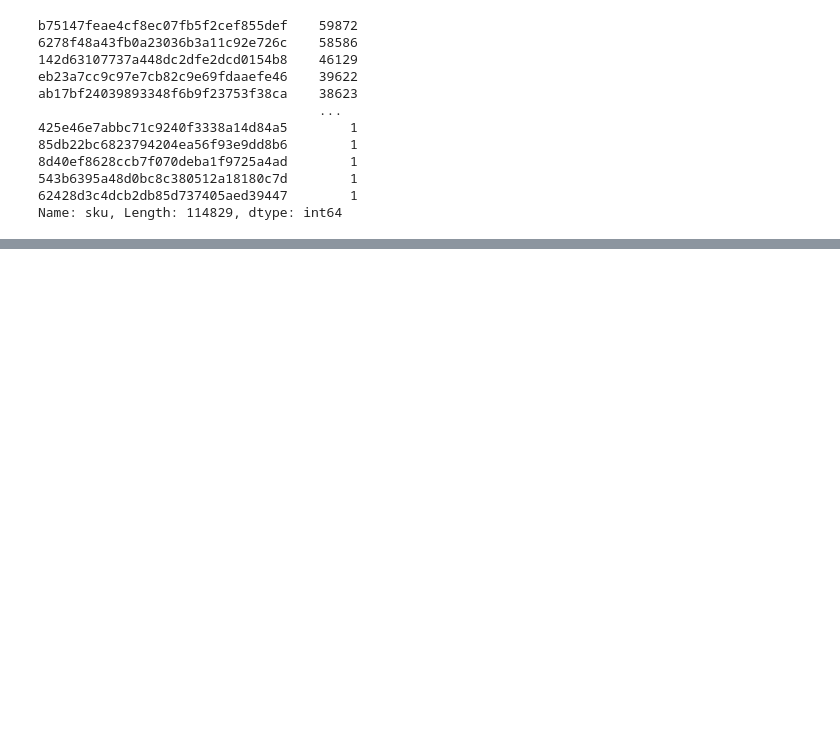
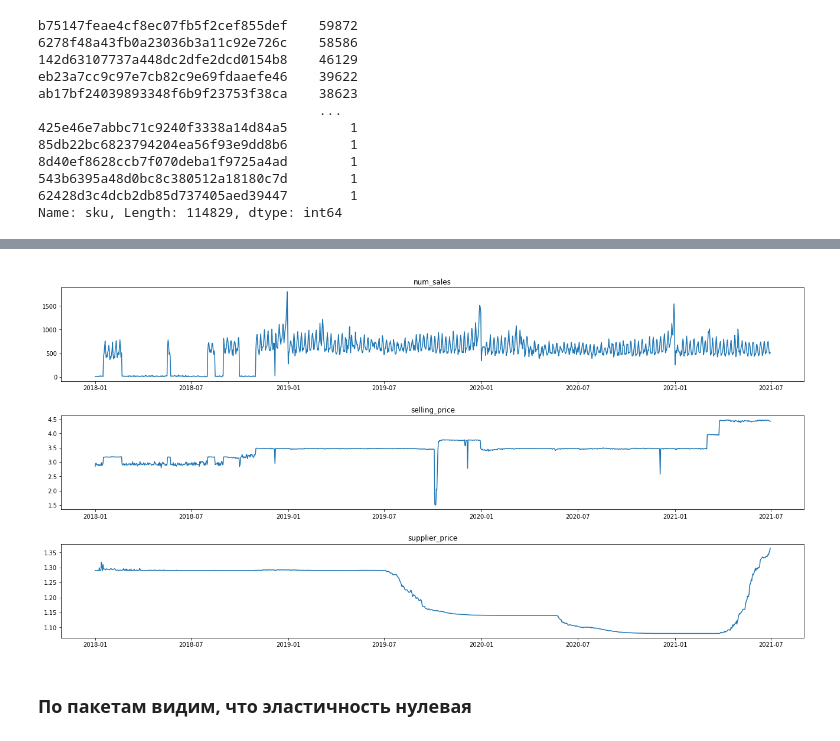
Before and after one commit to nigani/cr-lenta, a Jupyter notebook: dst-off_cr-lenta.ipynb, the cells around one changed output, grey strips where cells are left out. Cells and saved outputs as stored; diff of their text form; code cells hidden in the pictures; blank space fills up the shorter version.

```diff
--- a/dst-off_cr-lenta.ipynb
+++ b/dst-off_cr-lenta.ipynb
@@ -306,0 +499,28 @@ df[df.sku=='b75147feae4cf8ec07fb5f2cef855def']
+# %%
+fig, axs = plt.subplots(3, 1, figsize=(18, 9), constrained_layout=True)
+
+df_b751 = df[df.sku=='b75147feae4cf8ec07fb5f2cef855def'][['date', 'num_sales', 'supplier_price', 'selling_price']].groupby(by=['date']).sum().reset_index()
+
+x = df_b751.date
+y1 = df_b751.num_sales
+
+df_b751['selling_price_sku'] = df_b751['selling_price']/df_b751['num_sales']
+y2 = df_b751.selling_price_sku
+
+df_b751['supplier_price_sku'] = df_b751['supplier_price']/df_b751['num_sales']
+y3 = df_b751.supplier_price_sku
+
+axs[0].set_title('\nnum_sales')
+axs[0].plot(x, y1)
+
+axs[1].set_title('\nselling_price')
+axs[1].plot(x, y2)
+
+axs[2].set_title('\nsupplier_price')
+axs[2].plot(x, y3)
+
+plt.show()
+# %% [output]
+[figure, added]
+# %% [markdown]
+### По пакетам видим, что эластичность нулевая
```
Also changed, not shown: parts of 35 cells of this notebook.
